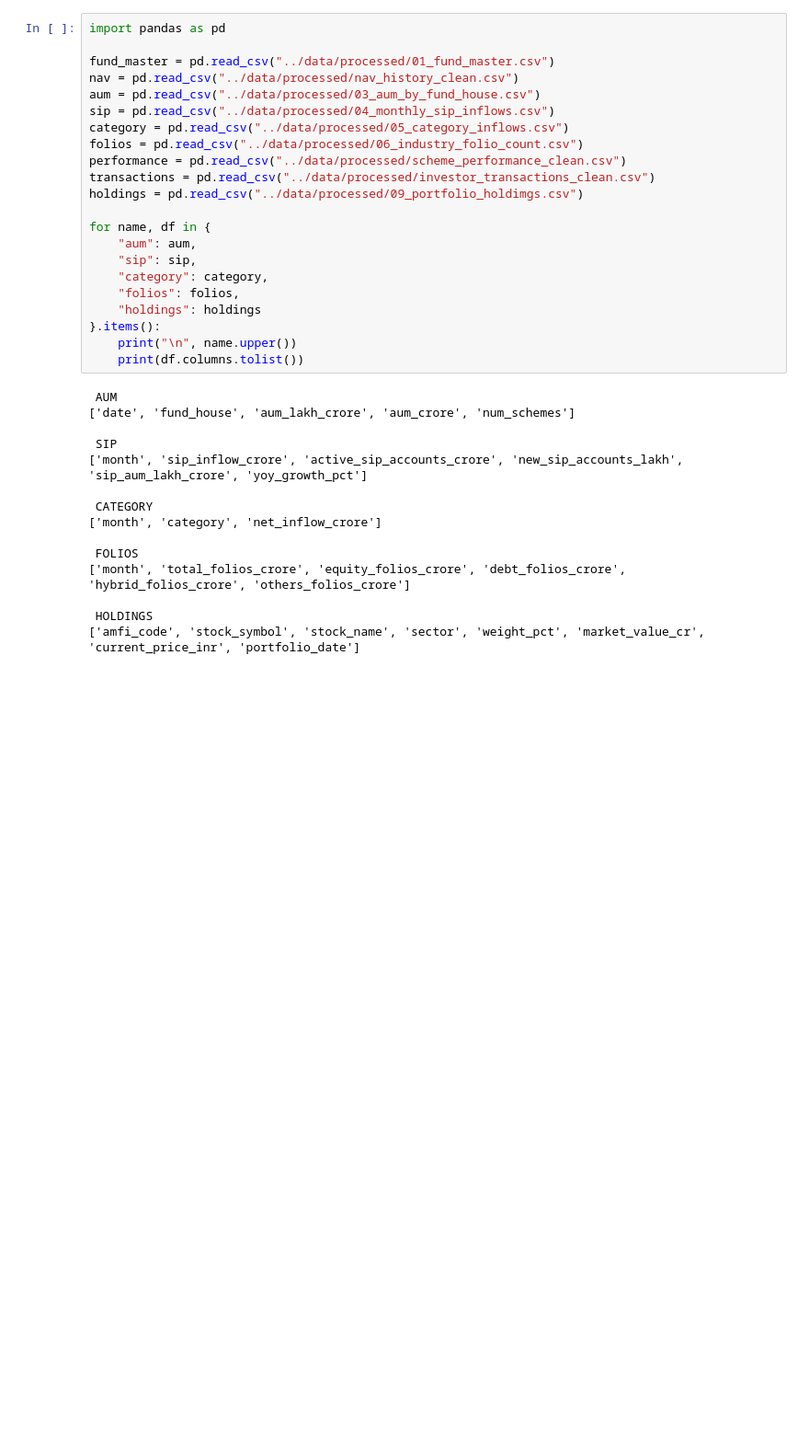
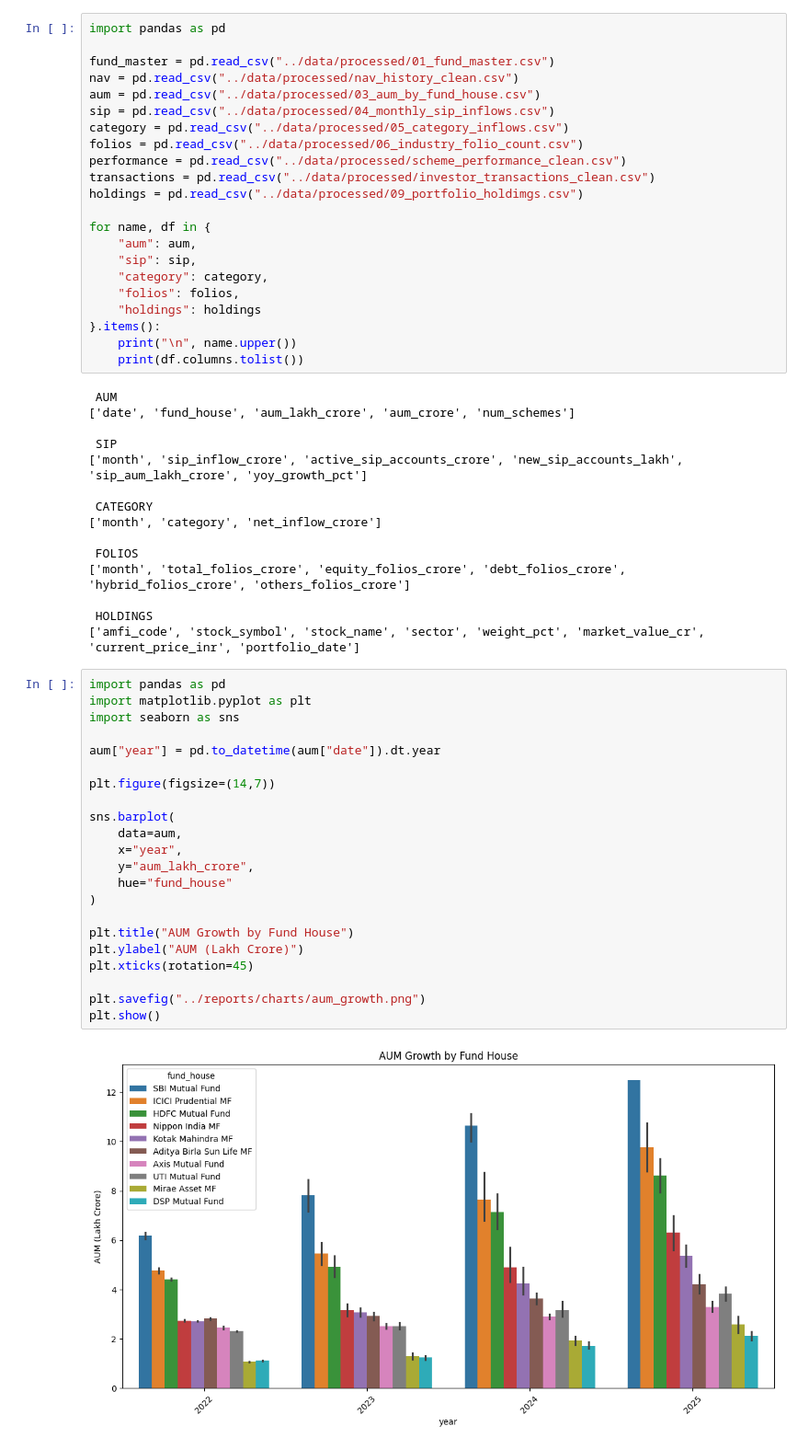
Before and after one commit to amabxbszh-droid/Capstone_Project1-mutual_fund_analytics, a Jupyter notebook: notebooks/EDA_Analysis.ipynb, the cells around one changed output. Shown at 92% size. Drawn from its saved outputs; the diff is of its cells as text; blank space fills up the shorter version.

```diff
--- a/notebooks/EDA_Analysis.ipynb
+++ b/notebooks/EDA_Analysis.ipynb
@@ -35,3 +35,27 @@ for name, df in {
 
  HOLDINGS
 ['amfi_code', 'stock_symbol', 'stock_name', 'sector', 'weight_pct', 'market_value_cr', 'current_price_inr', 'portfolio_date']
+# %%
+import pandas as pd
+import matplotlib.pyplot as plt
+import seaborn as sns
+
+aum["year"] = pd.to_datetime(aum["date"]).dt.year
+
+plt.figure(figsize=(14,7))
+
+sns.barplot(
+    data=aum,
+    x="year",
+    y="aum_lakh_crore",
+    hue="fund_house"
+)
+
+plt.title("AUM Growth by Fund House")
+plt.ylabel("AUM (Lakh Crore)")
+plt.xticks(rotation=45)
+
+plt.savefig("../reports/charts/aum_growth.png")
+plt.show()
+# %% [output]
+[figure, added]
```
Also changed, not shown: parts of 8 cells of this notebook, 5 other files.
